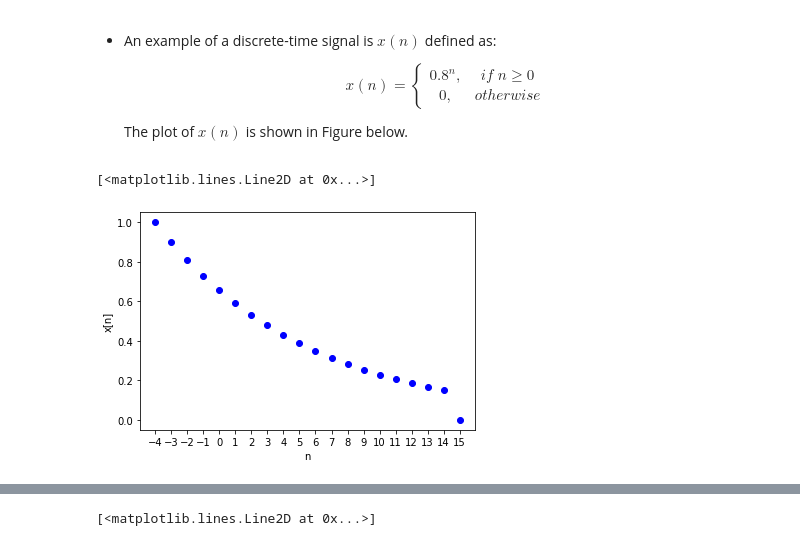
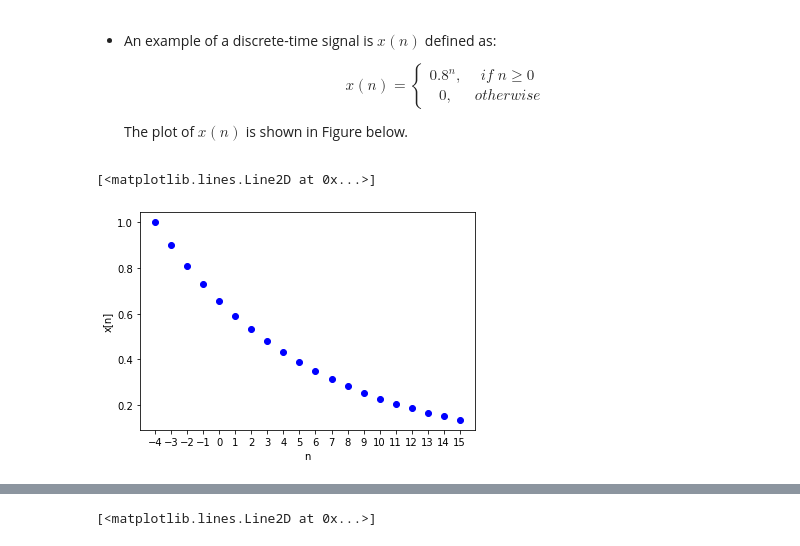
Before and after one commit to stevand/W20-CHE573, a Jupyter notebook: 01-intro.ipynb, the cells around one changed output, grey strips where cells are left out. Drawn from its saved outputs; the diff is of its cells as text; code cells hidden in the pictures.

```diff
--- a/01-intro.ipynb
+++ b/01-intro.ipynb
@@ -34,26 +31,26 @@ where $y(t)$ is the measured signal, $x(t)$ denotes the true value of the signal
 # %%
 %matplotlib inline
 import matplotlib.pyplot as plt
 import numpy as np
 import math
 
 
 n=np.linspace(-4,16,20)
 x=np.zeros(len(n))
 
-for i in range (0,len(n)-1):
+for i in range (0,len(n)):
       if i >= 0:
         x[i]=math.pow(0.9,i)
       else:
         x[i]=0
 
 plt.xlabel('n')
 plt.ylabel('x[n]')
 plt.xticks(np.arange(-4, 16, step=1))
 plt.plot(np.arange(-4, 16, 1),x,'bo')
 # %% [output]
 [<matplotlib.lines.Line2D at 0x...>]
-[figure, old version]
+[figure, new version]
 # %% [markdown]
 -   The relationship between $t$ and $n$ and $T$ is as follows:
 
```
Also changed, not shown: parts of 7 cells of this notebook.
